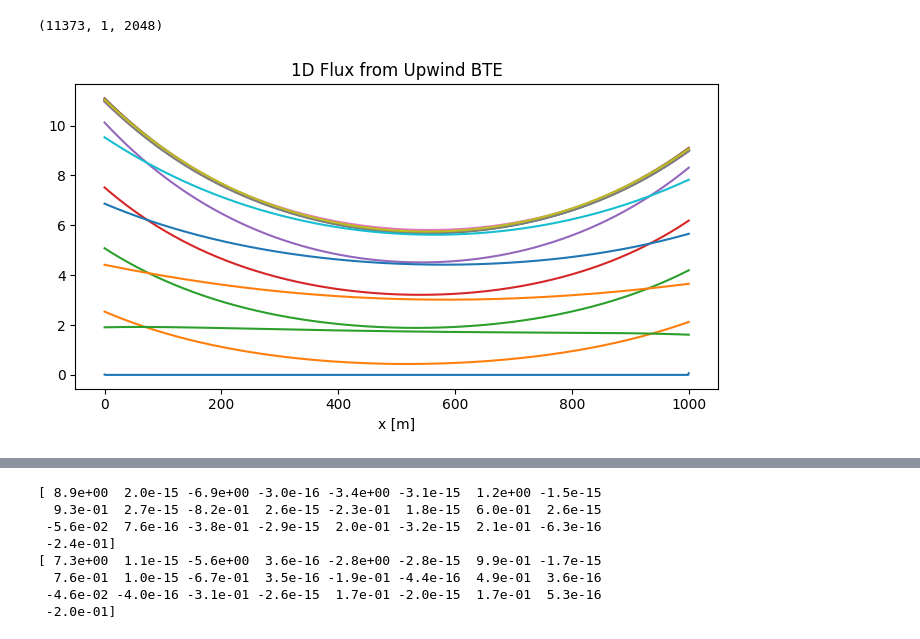
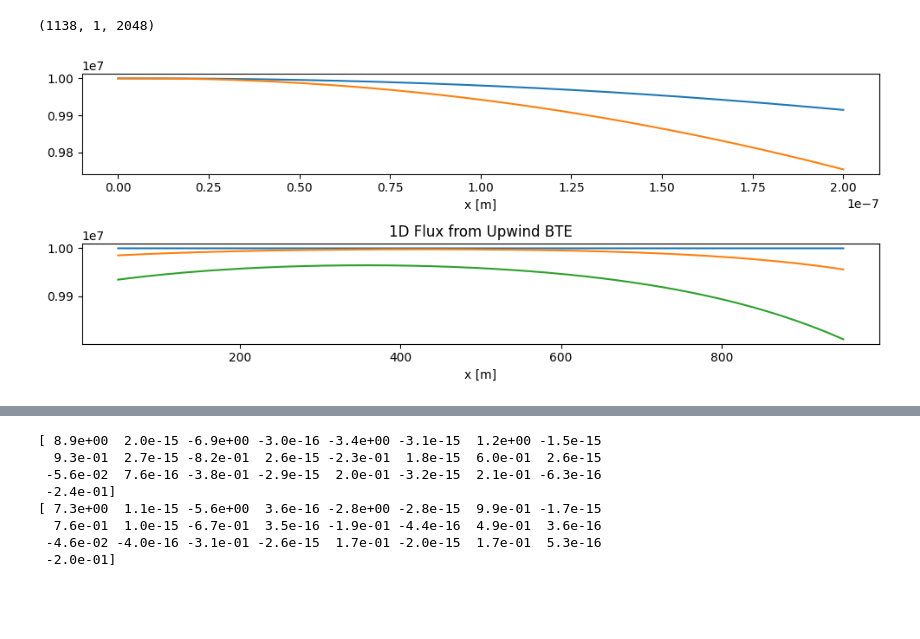
Before and after one commit to EricPgh/heatlearn, a Jupyter notebook: bte_1d_fluxboundary.ipynb, the cells around one changed output, grey strips where cells are left out. Drawn from its saved outputs; the diff is of its cells as text; code cells hidden in the pictures; blank space fills up the shorter version.

```diff
--- a/bte_1d_fluxboundary.ipynb
+++ b/bte_1d_fluxboundary.ipynb
@@ -1,28 +1,37 @@
 # %%
 import pickle
 import numpy as np
 L=1e-3
 Nx=2048
 x = np.linspace(0.0, L, Nx)
-with open("bte_1d_flux_cycle.pkl", "rb") as f:
+fig,axs = plt.subplots(2,1,figsize=(10,4))
+fn="bte_1d_flux_ramp_rxn2.pkl"
+axf,axp=axs
+with open(fn, "rb") as f:
     ts, Tsnaps, flux = pickle.load(f)
-print(flux.shape)
+print(Tsnaps.shape)
 Nt,d,Nx=flux.shape
-if True:#try:
-    import matplotlib.pyplot as plt
-    import matplotlib as mpl
-    mpl.rcParams.update({"figure.figsize": (7, 4)})
-    for Ts in flux[0:len(Tsnaps):500]: #Tsnaps:#[np.array([1,6,-1])]:
-        plt.plot(x * 1e6, Ts.T)#, label="?(x, t_final)")
-    plt.xlabel("x [m]")
-    #plt.ylabel("temperature perturbation ? [K]")
-    plt.title("1D Flux from Upwind BTE")
-    #plt.legend()
-    plt.tight_layout()
-    #plt.xlim(0,1000)
-    #plt.ylim(-1.2,1.2)
-    #plt.savefig('bte_full_cycle_flux.png')
-    plt.show()
+import matplotlib.pyplot as plt
+import matplotlib as mpl
+mpl.rcParams.update({"figure.figsize": (7, 4)})
+axf.plot(ts, Tsnaps[:,0,100])#, label="?(x, t_final)")
+axf.plot(ts, Tsnaps[:,0,1947])#, label="?(x, t_final)")
+#for Ts in flux[0:len(Tsnaps):500]: #Tsnaps:#[np.array([1,6,-1])]:
+#    axf.plot(x * 1e6, Ts.T)#, label="?(x, t_final)")
+#for Ts in Tsnaps[0:len(Tsnaps):500]: #Tsnaps:#[np.array([1,6,-1])]:
+for Ts in Tsnaps[0:len(Tsnaps):500]: #Tsnaps:#[np.array([1,6,-1])]:
+    axp.plot(x[100:1948] * 1e6, Ts.T[100:1948])#, label="?(x, t_final)")
+axf.set_xlabel("x [m]")
+axp.set_xlabel("x [m]")
+#axp.set_ylim([None,0])
+#plt.ylabel("temperature perturbation ? [K]")
+plt.title("1D Flux from Upwind BTE")
+#plt.legend()
+plt.tight_layout()
+#plt.xlim(0,1000)
+#plt.ylim(-1.2,1.2)
+#plt.savefig('bte_full_cycle_flux.png')
+plt.show()
 # %% [output]
-(11373, 1, 2048)
+(1138, 1, 2048)
-[figure, old version]
+[figure, new version]
```
Also changed, not shown: parts of 4 cells of this notebook, 4 other files.
